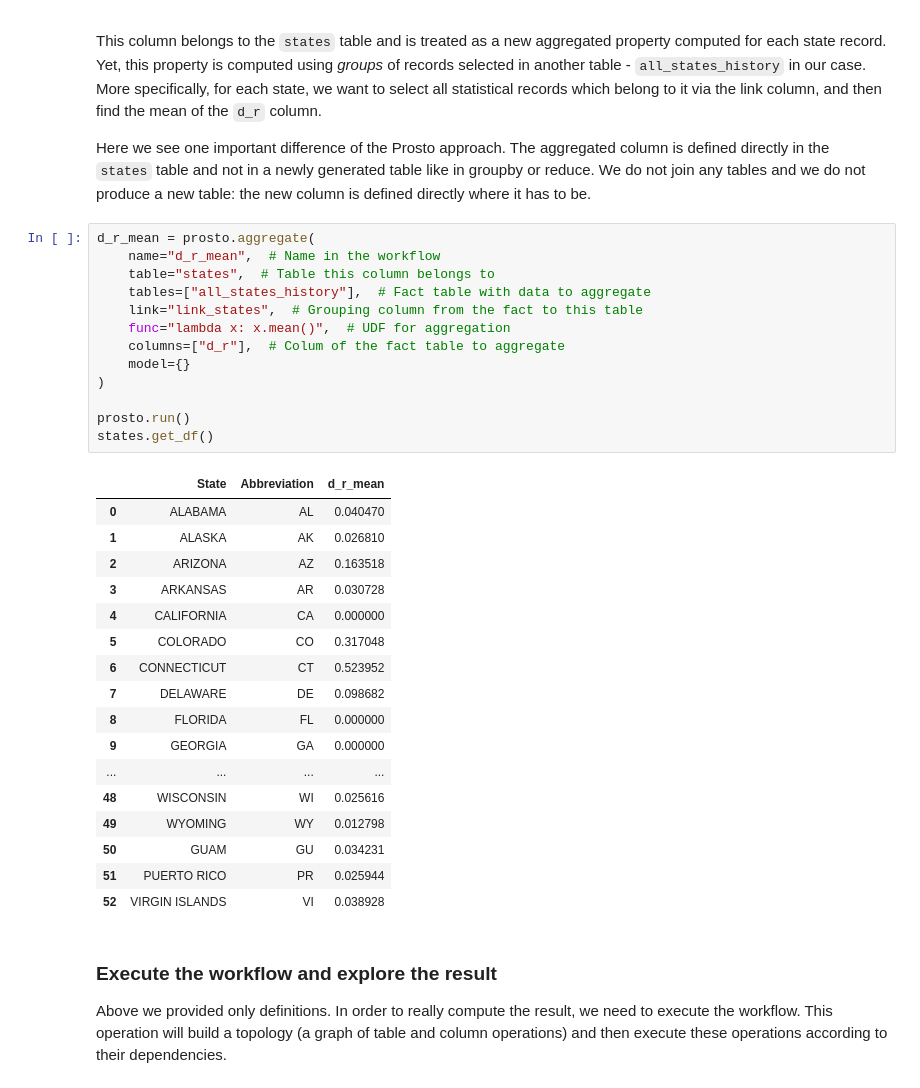
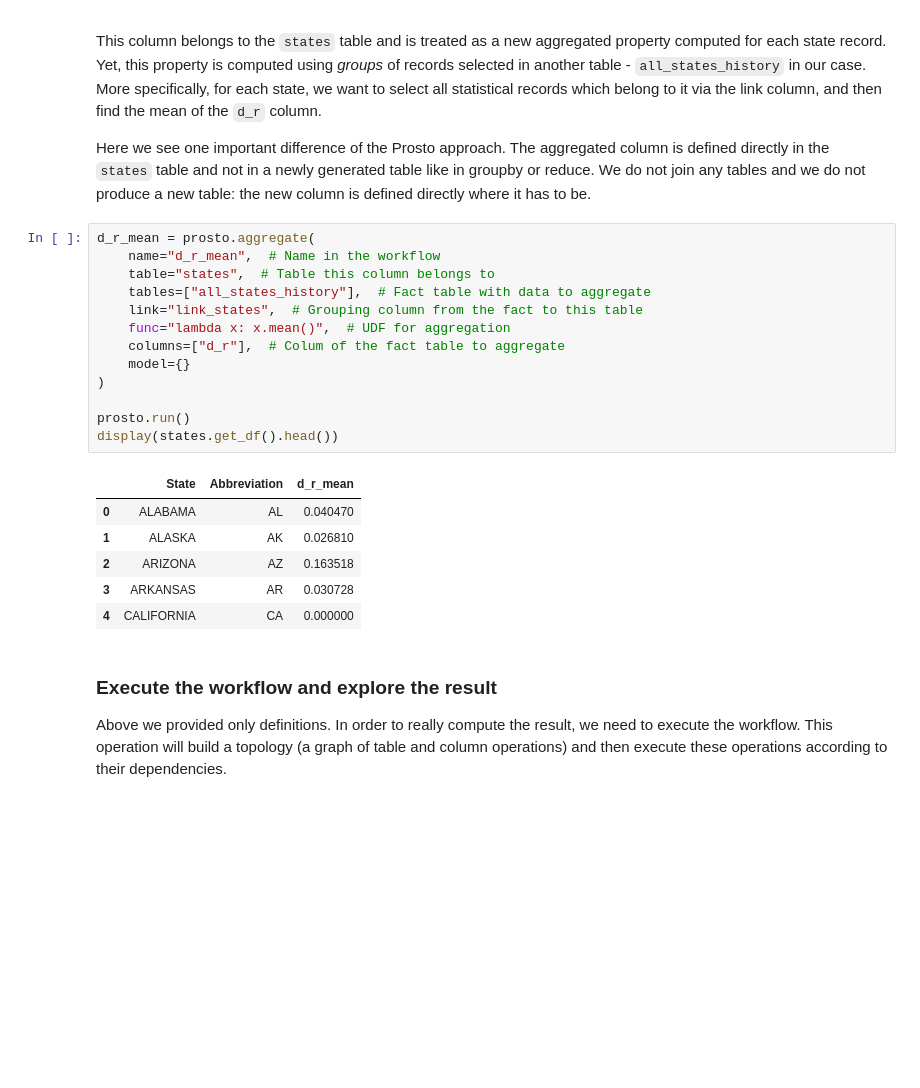
Before and after one commit to asavinov/prosto, a Jupyter notebook: notebooks/covid.ipynb, the cells around one changed output. Cells and saved outputs as stored; diff of their text form; blank space fills up the shorter version.

```diff
--- a/notebooks/covid.ipynb
+++ b/notebooks/covid.ipynb
@@ -176,34 +175,23 @@ Here we see one important difference of the Prosto approach. The aggregated colu
 # %%
 d_r_mean = prosto.aggregate(
     name="d_r_mean",  # Name in the workflow
     table="states",  # Table this column belongs to
     tables=["all_states_history"],  # Fact table with data to aggregate
     link="link_states",  # Grouping column from the fact to this table
     func="lambda x: x.mean()",  # UDF for aggregation
     columns=["d_r"],  # Colum of the fact table to aggregate
     model={}
 )
 
 prosto.run()
-states.get_df()
+display(states.get_df().head())
 # %% [output]
 |  | State | Abbreviation | d_r_mean |
 | 0 | ALABAMA | AL | 0.040470 |
 | 1 | ALASKA | AK | 0.026810 |
 | 2 | ARIZONA | AZ | 0.163518 |
 | 3 | ARKANSAS | AR | 0.030728 |
 | 4 | CALIFORNIA | CA | 0.000000 |
-| 5 | COLORADO | CO | 0.317048 |
-| 6 | CONNECTICUT | CT | 0.523952 |
-| 7 | DELAWARE | DE | 0.098682 |
-| 8 | FLORIDA | FL | 0.000000 |
-| 9 | GEORGIA | GA | 0.000000 |
-| ... | ... | ... | ... |
-| 48 | WISCONSIN | WI | 0.025616 |
-| 49 | WYOMING | WY | 0.012798 |
-| 50 | GUAM | GU | 0.034231 |
-| 51 | PUERTO RICO | PR | 0.025944 |
-| 52 | VIRGIN ISLANDS | VI | 0.038928 |
 # %% [markdown]
 ### Execute the workflow and explore the result
 
```
Also changed, not shown: parts of 7 cells of this notebook.
